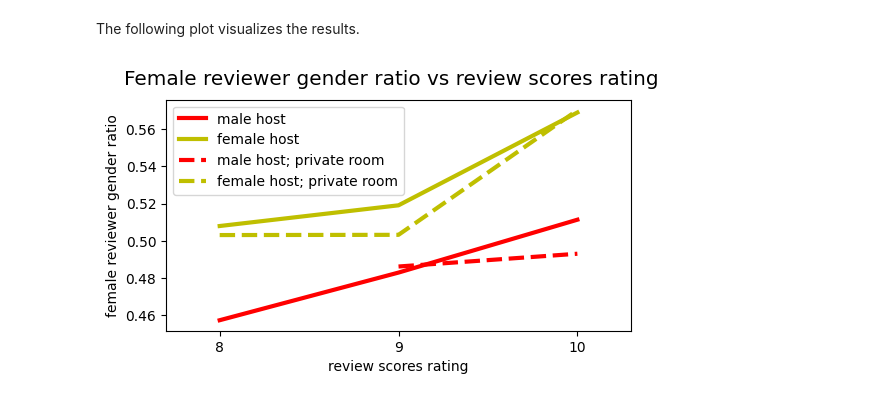
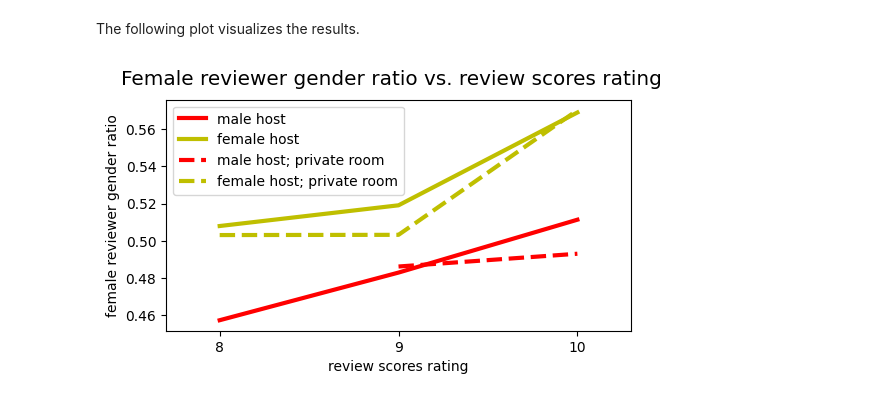
Before and after one commit to thomasheinemann/seattle_airbnb_analysis, a Jupyter notebook: analysis.ipynb, the cells around one changed output. Drawn from its saved outputs; the diff is of its cells as text; code cells hidden in the pictures.

```diff
--- a/analysis.ipynb
+++ b/analysis.ipynb
@@ -433,46 +436,49 @@ female_ratio_female_host=temp[['relation','review_scores_value']].groupby(['revi
 # %% [markdown]
 The upper calculations are done again for private room bookings, which possess more guest-host interference.
 # %%
-# determine dataframe "female_ratio_male_host_private_room" comprising for private rooms the female ratio of reviewers if the host is male distinguihed by the review scores value of the accomodation
+# determine dataframe "female_ratio_male_host_private_room" comprising the female ratio of reviewers if the host is male for each private room Airbnb listing separately (11 reviews are minimum per Airbnb listing); After that the average over the Airbnb listings is taken for each review score.
+
 mmp=rev_lis[(rev_lis['room_type']=="Private room") & (rev_lis['host_gender']=="male") & (rev_lis['reviewer_gender']=="male")][['listing_id','review_scores_value']].groupby(["listing_id"],as_index=False).value_counts()
 mfp=rev_lis[(rev_lis['room_type']=="Private room") & (rev_lis['host_gender']=="male") & (rev_lis['reviewer_gender']=="female")][['listing_id','review_scores_value']].groupby(["listing_id"],as_index=False).value_counts()
 temp=pd.merge(mmp,mfp,on=['listing_id','review_scores_value'])
-temp=temp[(temp['count_x']+temp['count_y']>10)]
-temp['relation']=(temp.count_y)/(temp.count_x+temp.count_y)
-female_ratio_male_host_private_room=temp[['relation','review_scores_value']].groupby(['review_scores_value'],as_index=False).mean()
+temp=temp[(temp['count_x']+temp['count_y']>10)] # only take data into account where listings have more than 10 entries
+temp['female_ratio']=(temp.count_y)/(temp.count_x+temp.count_y)
+female_ratio_male_host_private_room=temp[['female_ratio','review_scores_value']].groupby(['review_scores_value'],as_index=False).mean()
 
-# determine dataframe "female_ratio_female_host_private_room" comprising for private rooms the female ratio of reviewers if the host is female distinguihed by the review scores value of the accomodation
+
+# determine dataframe "female_ratio_female_host_private_room" comprising the female ratio of reviewers if the host is female for each privte room Airbnb listing separately (11 reviews are minimum per Airbnb listing); After that the average over the Airbnb listings is taken for each review score.
+
 fmp=rev_lis[(rev_lis['room_type']=="Private room") & (rev_lis['host_gender']=="female") & (rev_lis['reviewer_gender']=="male")][['listing_id','review_scores_value']].groupby(["listing_id"],as_index=False).value_counts()
 ffp=rev_lis[(rev_lis['room_type']=="Private room") & (rev_lis['host_gender']=="female") & (rev_lis['reviewer_gender']=="female")][['listing_id','review_scores_value']].groupby(["listing_id"],as_index=False).value_counts()
 temp=pd.merge(fmp,ffp,on=['listing_id','review_scores_value'])
-temp=temp[(temp['count_x']+temp['count_y']>10)]
-temp['relation']=(temp.count_y)/(temp.count_x+temp.count_y)
-female_ratio_female_host_private_room=temp[['relation','review_scores_value']].groupby(['review_scores_value'],as_index=False).mean()
+temp=temp[(temp['count_x']+temp['count_y']>10)] # only take data into account where listings have more than 10 entries
+temp['female_ratio']=(temp.count_y)/(temp.count_x+temp.count_y)
+female_ratio_female_host_private_room=temp[['female_ratio','review_scores_value']].groupby(['review_scores_value'],as_index=False).mean()
 # %% [markdown]
 The following plot visualizes the results.
 # %%
 # plot to visualize female gender ratio for different review score values and two different hosts' gender
 
 # initialize plot
 plt.rcParams['figure.figsize'] = [6,3]
 fig, (ax) = plt.subplots(1, 1)
 
 # plot
 plt.subplot(111)
-plt.plot(female_ratio_male_host.review_scores_value,female_ratio_male_host.relation, linestyle = '-', linewidth = '3',color="r", label='male host')
-plt.plot(female_ratio_female_host.review_scores_value,female_ratio_female_host.relation, linestyle = '-', linewidth = '3',color="y", label='female host')
-plt.plot(female_ratio_male_host_private_room.review_scores_value,female_ratio_male_host_private_room.relation, linestyle = '--', linewidth = '3',color="r", label='male host; private room')
-plt.plot(female_ratio_female_host_private_room.review_scores_value,female_ratio_female_host_private_room.relation, linestyle = '--', linewidth = '3',color="y", label='female host; private room')
+plt.plot(female_ratio_male_host.review_scores_value,female_ratio_male_host.female_ratio, linestyle = '-', linewidth = '3',color="r", label='male host')
+plt.plot(female_ratio_female_host.review_scores_value,female_ratio_female_host.female_ratio, linestyle = '-', linewidth = '3',color="y", label='female host')
+plt.plot(female_ratio_male_host_private_room.review_scores_value,female_ratio_male_host_private_room.female_ratio, linestyle = '--', linewidth = '3',color="r", label='male host; private room')
+plt.plot(female_ratio_female_host_private_room.review_scores_value,female_ratio_female_host_private_room.female_ratio, linestyle = '--', linewidth = '3',color="y", label='female host; private room')
 
 # axes
 ax.set_xlim([7.7, 10.3])
 ax.set_xticks([8,9,10])
 plt.xlabel("review scores rating")
 plt.ylabel("female reviewer gender ratio")
 
 plt.legend(loc='upper left')
 # major title
-plt.suptitle('Female reviewer gender ratio vs review scores rating',fontsize='x-large')
+plt.suptitle('Female reviewer gender ratio vs. review scores rating',fontsize='x-large')
 plt.show()
 # %% [output]
-[figure, old version]
+[figure, new version]
```
Also changed, not shown: parts of 15 cells of this notebook, 4 other files.
